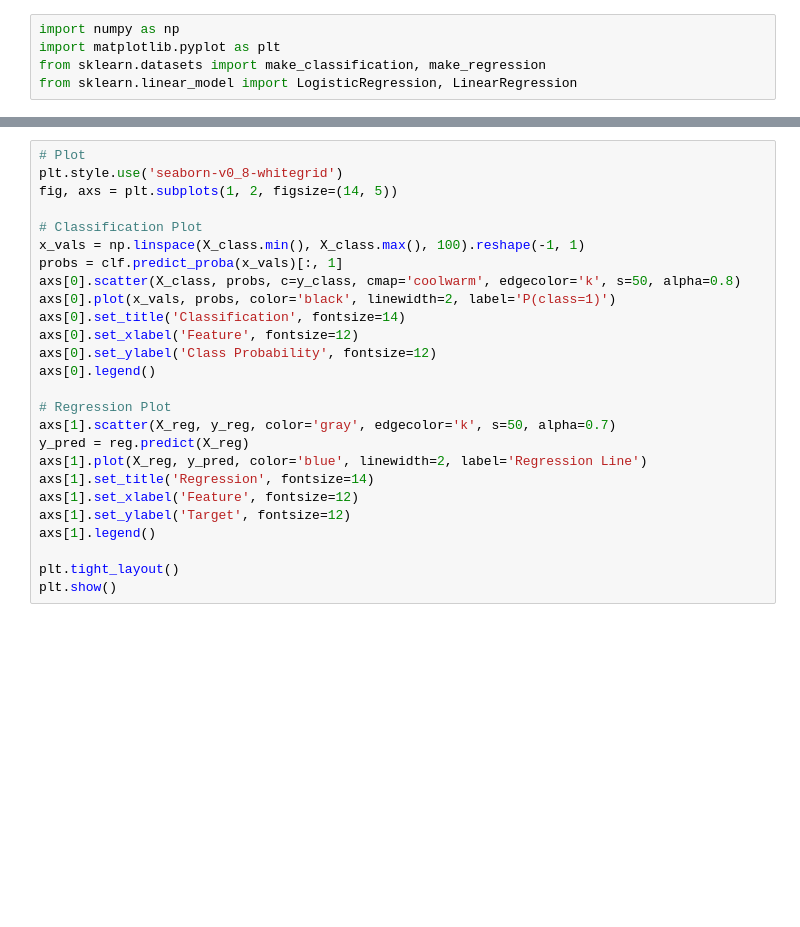
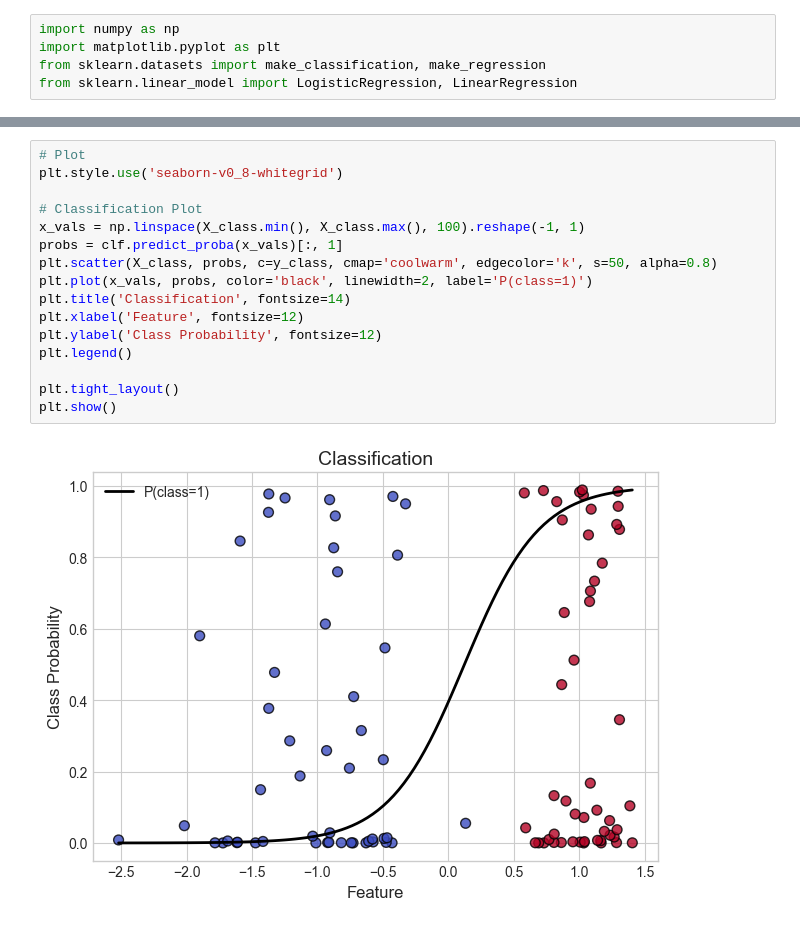
Before and after one commit to Jihun-ust/ust-mail-557, a Jupyter notebook: Supervised_learning/classification_vs_regression.ipynb, the cells around one changed output, grey strips where cells are left out. Cells and saved outputs as stored; diff of their text form; blank space fills up the shorter version.

```diff
--- a/Supervised_learning/classification_vs_regression.ipynb
+++ b/Supervised_learning/classification_vs_regression.ipynb
@@ -29,26 +31,18 @@ reg.fit(X_reg, y_reg)
 # %%
 # Plot
 plt.style.use('seaborn-v0_8-whitegrid')
-fig, axs = plt.subplots(1, 2, figsize=(14, 5))
 
 # Classification Plot
 x_vals = np.linspace(X_class.min(), X_class.max(), 100).reshape(-1, 1)
 probs = clf.predict_proba(x_vals)[:, 1]
-axs[0].scatter(X_class, probs, c=y_class, cmap='coolwarm', edgecolor='k', s=50, alpha=0.8)
-axs[0].plot(x_vals, probs, color='black', linewidth=2, label='P(class=1)')
-axs[0].set_title('Classification', fontsize=14)
-axs[0].set_xlabel('Feature', fontsize=12)
-axs[0].set_ylabel('Class Probability', fontsize=12)
-axs[0].legend()
-
-# Regression Plot
-axs[1].scatter(X_reg, y_reg, color='gray', edgecolor='k', s=50, alpha=0.7)
-y_pred = reg.predict(X_reg)
-axs[1].plot(X_reg, y_pred, color='blue', linewidth=2, label='Regression Line')
-axs[1].set_title('Regression', fontsize=14)
-axs[1].set_xlabel('Feature', fontsize=12)
-axs[1].set_ylabel('Target', fontsize=12)
-axs[1].legend()
+plt.scatter(X_class, probs, c=y_class, cmap='coolwarm', edgecolor='k', s=50, alpha=0.8)
+plt.plot(x_vals, probs, color='black', linewidth=2, label='P(class=1)')
+plt.title('Classification', fontsize=14)
+plt.xlabel('Feature', fontsize=12)
+plt.ylabel('Class Probability', fontsize=12)
+plt.legend()
 
 plt.tight_layout()
 plt.show()
+# %% [output]
+[figure, added]
```
Also changed, not shown: parts of 2 cells of this notebook, 3 other files.
